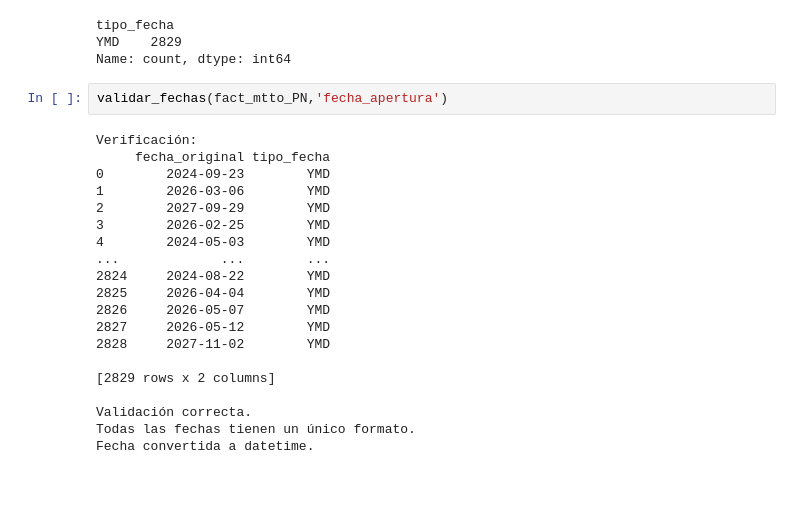
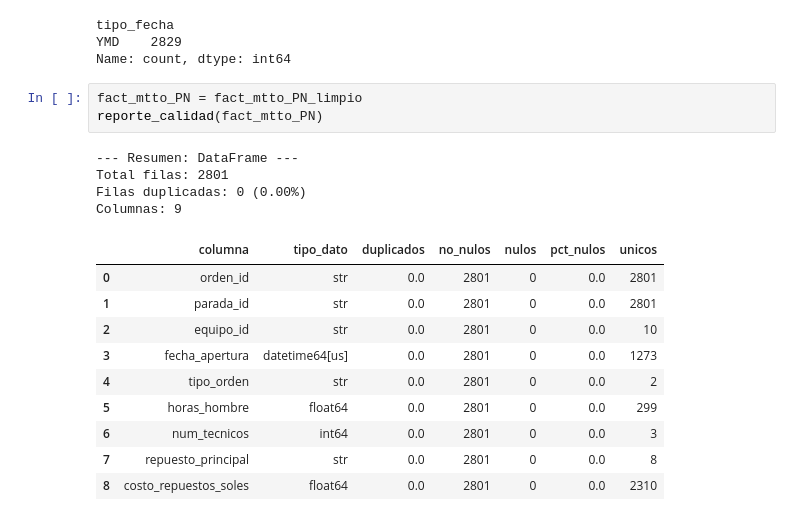
Before and after one commit to josue789a/Mineria-simulacion-v2, a Jupyter notebook: notebooks/Exploracion1.ipynb, the cells around one changed output. Cells and saved outputs as stored; diff of their text form; blank space fills up the shorter version.

```diff
--- a/notebooks/Exploracion1.ipynb
+++ b/notebooks/Exploracion1.ipynb
@@ -249,25 +235,21 @@ tipos_de_fecha
 tipo_fecha
 YMD    2829
 Name: count, dtype: int64
-# %%
-validar_fechas(fact_mtto_PN,'fecha_apertura')
-# %% [output]
-Verificación:
-     fecha_original tipo_fecha
-0        2024-09-23        YMD
-1        2026-03-06        YMD
-2        2027-09-29        YMD
-3        2026-02-25        YMD
-4        2024-05-03        YMD
-...             ...        ...
-2824     2024-08-22        YMD
-2825     2026-04-04        YMD
-2826     2026-05-07        YMD
-2827     2026-05-12        YMD
-2828     2027-11-02        YMD
-
-[2829 rows x 2 columns]
-
-Validación correcta.
-Todas las fechas tienen un único formato.
-Fecha convertida a datetime.
+# %%
+fact_mtto_PN = fact_mtto_PN_limpio
+reporte_calidad(fact_mtto_PN)
+# %% [output]
+--- Resumen: DataFrame ---
+Total filas: 2801
+Filas duplicadas: 0 (0.00%)
+Columnas: 9
+|  | columna | tipo_dato | duplicados | no_nulos | nulos | pct_nulos | unicos |
+| 0 | orden_id | str | 0.0 | 2801 | 0 | 0.0 | 2801 |
+| 1 | parada_id | str | 0.0 | 2801 | 0 | 0.0 | 2801 |
+| 2 | equipo_id | str | 0.0 | 2801 | 0 | 0.0 | 10 |
+| 3 | fecha_apertura | datetime64[us] | 0.0 | 2801 | 0 | 0.0 | 1273 |
+| 4 | tipo_orden | str | 0.0 | 2801 | 0 | 0.0 | 2 |
+| 5 | horas_hombre | float64 | 0.0 | 2801 | 0 | 0.0 | 299 |
+| 6 | num_tecnicos | int64 | 0.0 | 2801 | 0 | 0.0 | 3 |
+| 7 | repuesto_principal | str | 0.0 | 2801 | 0 | 0.0 | 8 |
+| 8 | costo_repuestos_soles | float64 | 0.0 | 2801 | 0 | 0.0 | 2310 |
```
Also changed, not shown: parts of 6 cells of this notebook.
